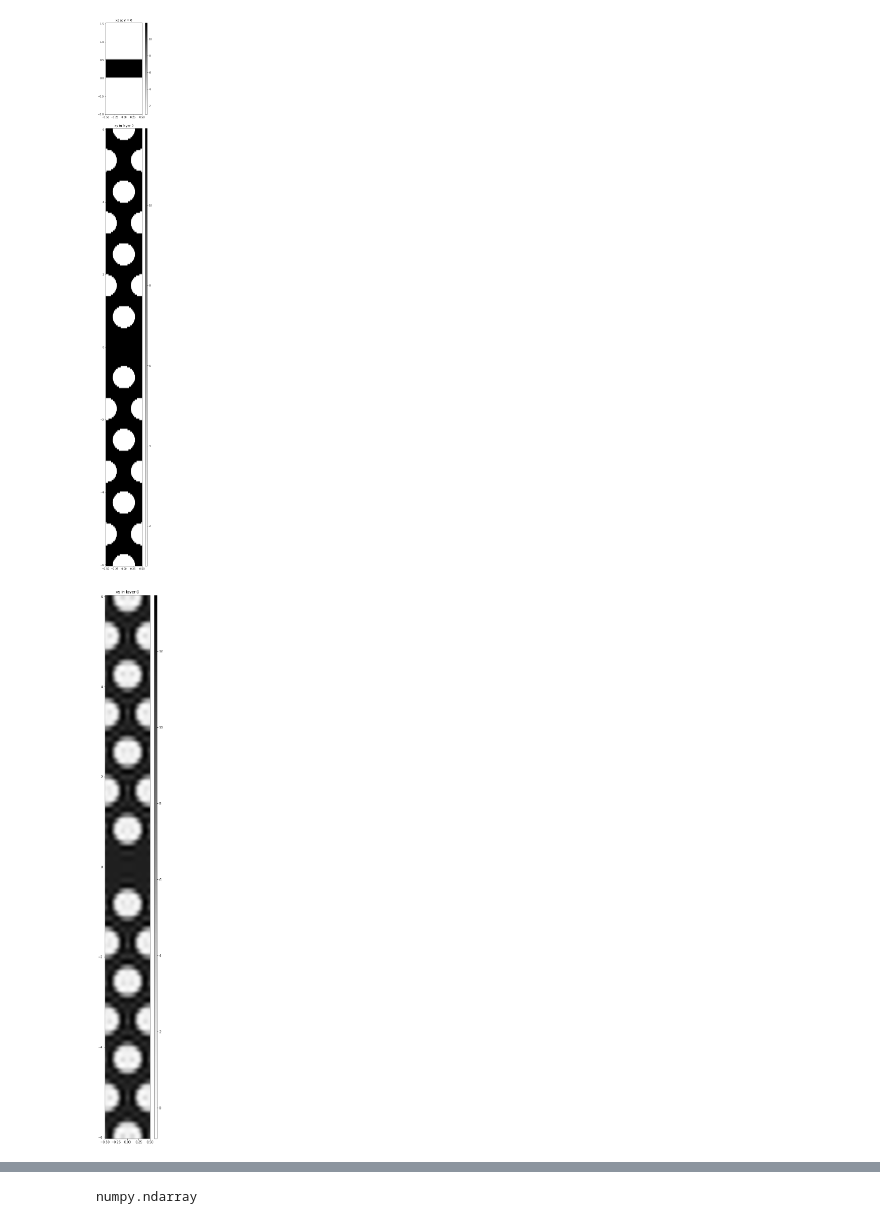
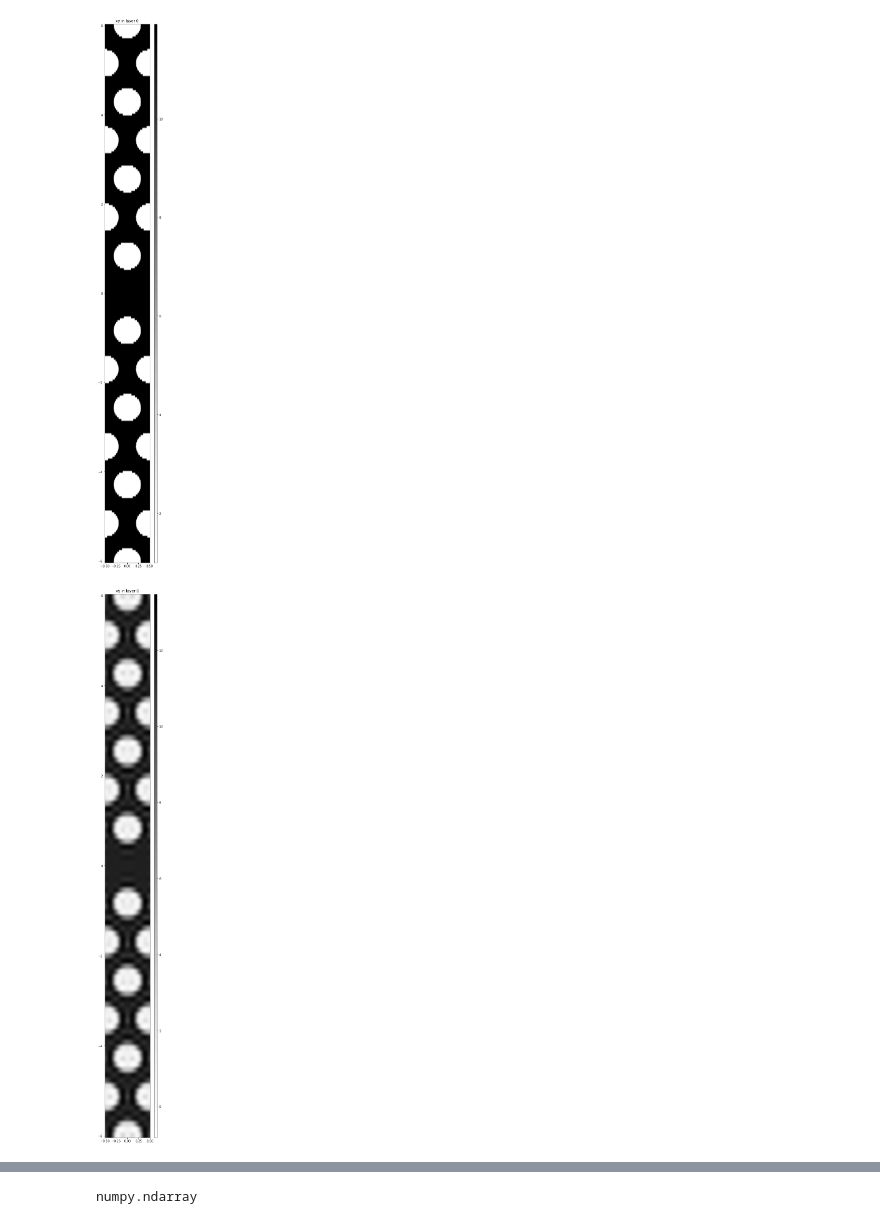
Before and after one commit to quantumbrownie/honoursLegume, a Jupyter notebook: Test 1.ipynb, the cells around one changed output, grey strips where cells are left out. Saved outputs shown, nothing was run; the diff lists cells and outputs as text; code cells hidden in the pictures.

```diff
--- a/Test 1.ipynb
+++ b/Test 1.ipynb
@@ -28,7 +28,9 @@ Ny = 14      # Number of rows in the y-direction
 Ny_opt = 3   # Number of rows in which the pillars will be modified
 Nx = 1       # Supercell size in the x-direction
 
-W = 0.93     # Waveguide Width (0.98 in Zhuang)
+W = 0.94     # Waveguide Width (0.98 in Zhuang)
+# W = 1.35      # Coupling into the other mode. Could probably optimise other parameters for this one to have a less steep effective index
+# W = 0.98
 
 # Initialize a rectangular lattice
 lattice = Lattice([Nx, 0], [0, (Ny+W-1)*np.sqrt(3)/2])
@@ -92,23 +94,25 @@ legume.viz.structure(phc0, xz=False, xy=True, figsize=3)
 # %%
 nk = 50
 
 # Define a BZ path in kx
 path = phc0.lattice.bz_path([[0, 0], np.array([np.pi/Nx, 0])], [nk])
 #pwe0.run(kpoints=path['kpoints'], pol='tm', numeig = 150)
+#print(path["kpoints"])
 
 neig = 30
 
 # Initialize GME
 gme = legume.GuidedModeExp(phc0, gmax=gmax)
 
 # Set some of the running options
-options = {'gmode_inds': [0],
+options = {'gmode_inds': [0], #0 for TM modes, I think (H in the z direction, E in the xy plane)
            'numeig': neig,
            'verbose': False
             }
 
-legume.viz.structure(gme, xz=True, xy=True, Nx = 300, Ny = 300, figsize=3)
+legume.viz.structure(gme, xz=False, xy=True, Nx = 300, Ny = 300, figsize=3)
+plt.savefig('unit_cell.eps')
 legume.viz.eps_ft(gme, figsize=3)
 # %% [output]
-[figure, old version]
+[figure, new version]
 [figure]
```
Also changed, not shown: parts of 7 cells of this notebook, 10 other files.
